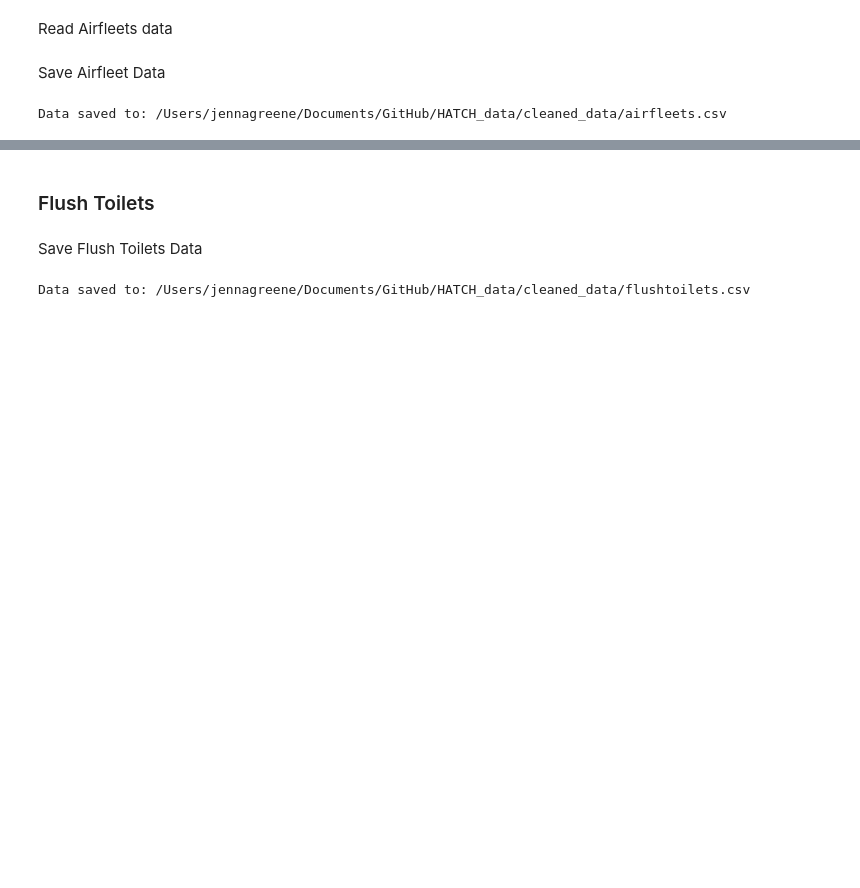
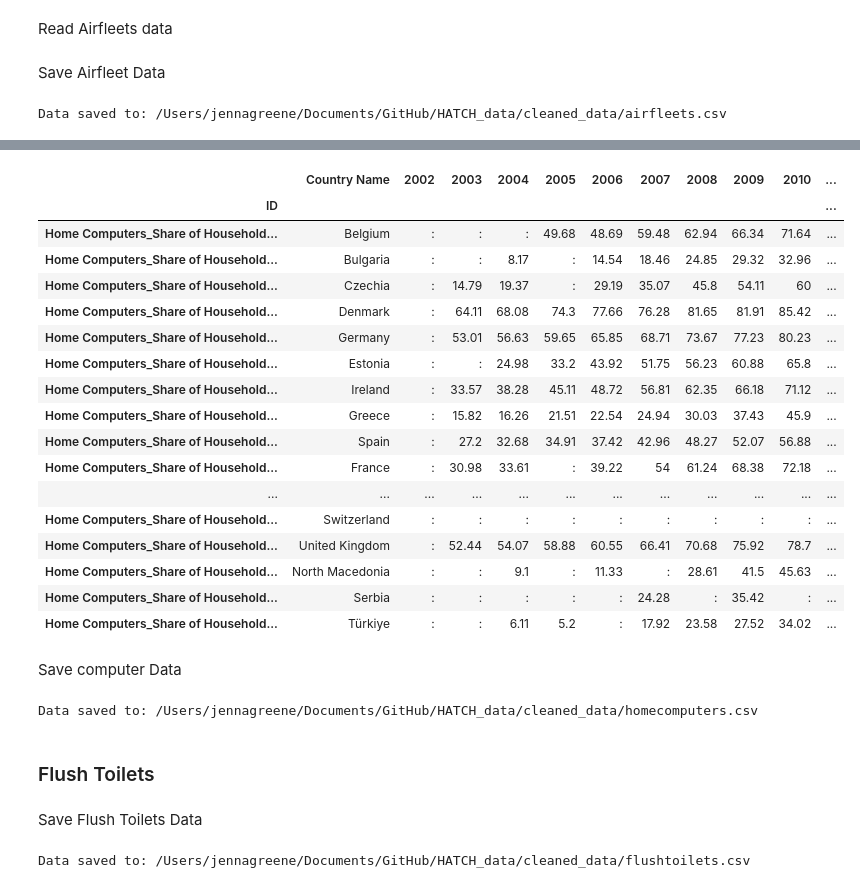
Before and after one commit to jennagreene22/HATCH_data, a Jupyter notebook: reading_files/read_Eurostat.ipynb, the cells around one changed output, grey strips where cells are left out. Cells and saved outputs as stored; diff of their text form; code cells hidden in the pictures; blank space fills up the shorter version.

Commit message:
Updated HATCH data

```diff
--- a/reading_files/read_Eurostat.ipynb
+++ b/reading_files/read_Eurostat.ipynb
@@ -70,0 +74,21 @@ Data saved to: /Users/jennagreene/Documents/GitHub/HATCH_data/cleaned_data/airfl
+# %%
+computers_path = os.path.join(eurostat_folder_path, 'eurostat_internetdevices.xlsx')
+computers = pd.read_excel(computers_path, sheet_name= 'Sheet 1', header = 9, na_values='..', skipfooter=5)
+# %%
+computers = computers.drop(['Unnamed: 2', 'Unnamed: 4', 'Unnamed: 6', 'Unnamed: 8', 'Unnamed: 10', 'Unnamed: 12', 'Unnamed: 14', 'Unnamed: 16', 'Unnamed: 18', 'Unnamed: 20'], axis = 1)
+computers = computers.drop(0, axis = 0)
+computers = computers.rename(columns = {'TIME': 'Country Name'})
+
+computers['Data Source'] = 'Eurostat'
+computers['Technology Name'] = 'Home Computers'
+computers['Spatial Scale'] = 'National'
+computers['Metric'] = 'Share of Households'
+computers['Unit'] = '%'
+# %%
+#Filter out regions that are not countries
+computers['Country Code'] = coco.convert(names=computers['Country Name'], to='iso2')
+
+computers_filtered = computers[computers['Country Code'] != 'not found']
+computers = computers.merge(computers_filtered[['Country Code']], on='Country Code', how='inner')
+computers['ID'] = computers['Technology Name'] + '_' + computers['Metric'] + '_' + computers['Country Code']
+computers.set_index('ID', inplace=True, drop = False)
@@ -71,3 +103,35 @@ Data saved to: /Users/jennagreene/Documents/GitHub/HATCH_data/cleaned_data/airfl
+# %%
+computers
+# %% [output]
+|  | Country Name | 2002 | 2003 | 2004 | 2005 | 2006 | 2007 | 2008 | 2009 | 2010 | ... |
+| ID |  |  |  |  |  |  |  |  |  |  | ... |
+| Home Computers_Share of Household... | Belgium | : | : | : | 49.68 | 48.69 | 59.48 | 62.94 | 66.34 | 71.64 | ... |
+| Home Computers_Share of Household... | Bulgaria | : | : | 8.17 | : | 14.54 | 18.46 | 24.85 | 29.32 | 32.96 | ... |
+| Home Computers_Share of Household... | Czechia | : | 14.79 | 19.37 | : | 29.19 | 35.07 | 45.8 | 54.11 | 60 | ... |
+| Home Computers_Share of Household... | Denmark | : | 64.11 | 68.08 | 74.3 | 77.66 | 76.28 | 81.65 | 81.91 | 85.42 | ... |
+| Home Computers_Share of Household... | Germany | : | 53.01 | 56.63 | 59.65 | 65.85 | 68.71 | 73.67 | 77.23 | 80.23 | ... |
+| Home Computers_Share of Household... | Estonia | : | : | 24.98 | 33.2 | 43.92 | 51.75 | 56.23 | 60.88 | 65.8 | ... |
+| Home Computers_Share of Household... | Ireland | : | 33.57 | 38.28 | 45.11 | 48.72 | 56.81 | 62.35 | 66.18 | 71.12 | ... |
+| Home Computers_Share of Household... | Greece | : | 15.82 | 16.26 | 21.51 | 22.54 | 24.94 | 30.03 | 37.43 | 45.9 | ... |
+| Home Computers_Share of Household... | Spain | : | 27.2 | 32.68 | 34.91 | 37.42 | 42.96 | 48.27 | 52.07 | 56.88 | ... |
+| Home Computers_Share of Household... | France | : | 30.98 | 33.61 | : | 39.22 | 54 | 61.24 | 68.38 | 72.18 | ... |
+| ... | ... | ... | ... | ... | ... | ... | ... | ... | ... | ... | ... |
+| Home Computers_Share of Household... | Switzerland | : | : | : | : | : | : | : | : | : | ... |
+| Home Computers_Share of Household... | United Kingdom | : | 52.44 | 54.07 | 58.88 | 60.55 | 66.41 | 70.68 | 75.92 | 78.7 | ... |
+| Home Computers_Share of Household... | North Macedonia | : | : | 9.1 | : | 11.33 | : | 28.61 | 41.5 | 45.63 | ... |
+| Home Computers_Share of Household... | Serbia | : | : | : | : | : | 24.28 | : | 35.42 | : | ... |
+| Home Computers_Share of Household... | Türkiye | : | : | 6.11 | 5.2 | : | 17.92 | 23.58 | 27.52 | 34.02 | ... |
+# %% [markdown]
+Save computer Data
+# %%
+
+output_file = 'homecomputers.csv'
+output_file_path = os.path.join(cleaned_data_path, output_file)
+
+computers.to_csv(output_file_path, index = False)
+print("Data saved to:", output_file_path)
+# %% [output]
+Data saved to: /Users/jennagreene/Documents/GitHub/HATCH_data/cleaned_data/homecomputers.csv
 # %% [markdown]
 ### Flush Toilets
 # %%
```
Also changed, not shown: parts of 8 cells of this notebook, 24 other files.
